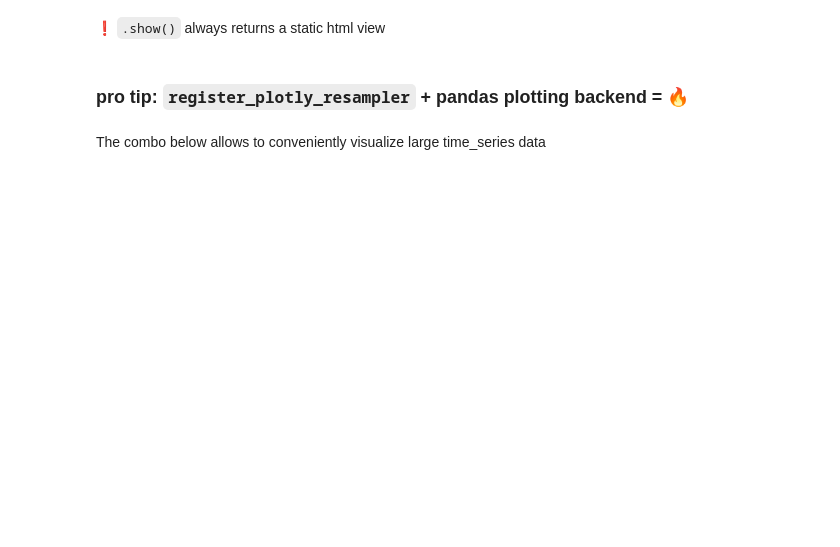
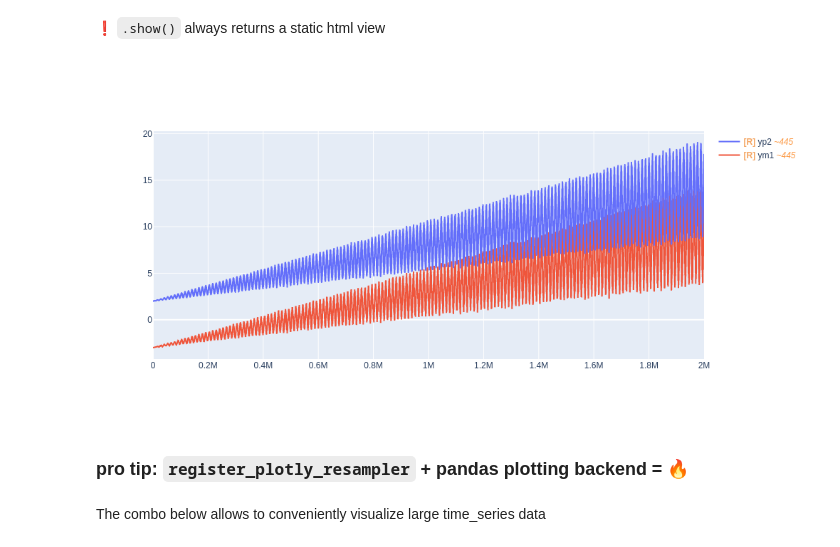
Before and after one commit to predict-idlab/plotly-resampler, a Jupyter notebook: examples/basic_example.ipynb, the cells around one changed output. Saved outputs shown, nothing was run; the diff lists cells and outputs as text; code cells hidden in the pictures; blank space fills up the shorter version.

```diff
--- a/examples/basic_example.ipynb
+++ b/examples/basic_example.ipynb
@@ -14,6 +14,9 @@ import sys
 
 sys.path.append("..")
 from plotly_resampler import FigureResampler, FigureWidgetResampler, EveryNthPoint
+
+
+USE_PNG = True  # Set to false to use dynamic plots
 # %% [markdown]
 # Adding dynamic aggregation to your plotly Figure
 # %%
@@ -54,7 +60,13 @@ display(fig)
 ❗ `.show()` always returns a static html view
 # %%
 # this outputs a static html view of the figure, which can be serialized within notebooks
-fig.show()
+if USE_PNG:
+    unregister_plotly_resampler()
+    go.Figure(fig).show(renderer="png", width=1000, height=500)
+else:
+    fig.show()
+# %% [output]
+[figure, added]
 # %% [markdown]
 ### pro tip: `register_plotly_resampler` + pandas plotting backend = 🔥
 # %% [markdown]
```
Also changed, not shown: parts of 19 cells of this notebook, 1 other file.
